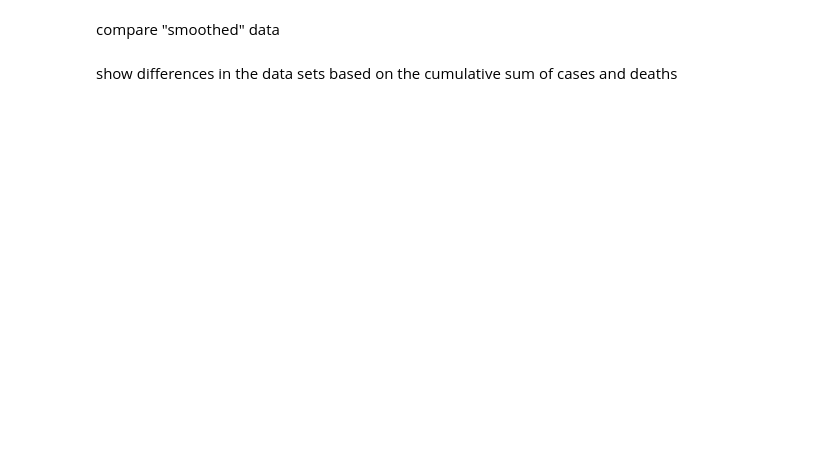
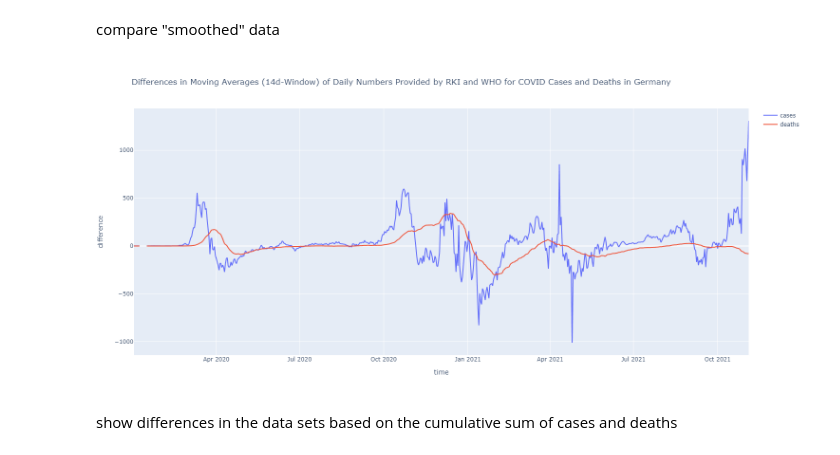
Before and after one commit to runbikeswim/RKI-COVID-15-Data-Sources-Analysis, a Jupyter notebook: RKI_COVID_Data_Comparison.ipynb, the cells around one changed output. Saved outputs shown, nothing was run; the diff lists cells and outputs as text; code cells hidden in the pictures; blank space fills up the shorter version.

```diff
--- a/RKI_COVID_Data_Comparison.ipynb
+++ b/RKI_COVID_Data_Comparison.ipynb
@@ -412,10 +421,14 @@ px.line((RKI_COVID_GERMANY
 compare "smoothed" data
 # %%
 window = '14d'
-px.line((RKI_COVID_GERMANY.rolling(window, center=True, min_periods=1).mean()
-         - WHO_COVID_GERMANY_SHIFTED.rolling(window, center=True, min_periods=1).mean()).reset_index(), x="index", y=["cases", "deaths"],
-        title=f"Differences in Moving Averages ({window}-Window) of Daily Numbers Provided by RKI and WHO for COVID Cases and Deaths in Germany",
-        labels={"value": "difference", "index": "time", "variable": ""})
+fig = px.line((RKI_COVID_GERMANY.rolling(window, center=True, min_periods=1).mean()
+               - WHO_COVID_GERMANY_SHIFTED.rolling(window, center=True, min_periods=1).mean()).reset_index(), x="index", y=["cases", "deaths"],
+              title=f"Differences in Moving Averages ({window}-Window) of Daily Numbers Provided by RKI and WHO for COVID Cases and Deaths in Germany",
+              labels={"value": "difference", "index": "time", "variable": ""})
+img_bytes = fig.to_image(format="png",  width=IMAGE_WIDTH, height=IMAGE_HEIGHT)
+Image(img_bytes)
+# %% [output]
+[figure, added]
 # %% [markdown]
 show differences in the data sets based on the cumulative sum of cases and deaths
 # %%
```
Also changed, not shown: parts of 16 cells of this notebook, 1 other file.
